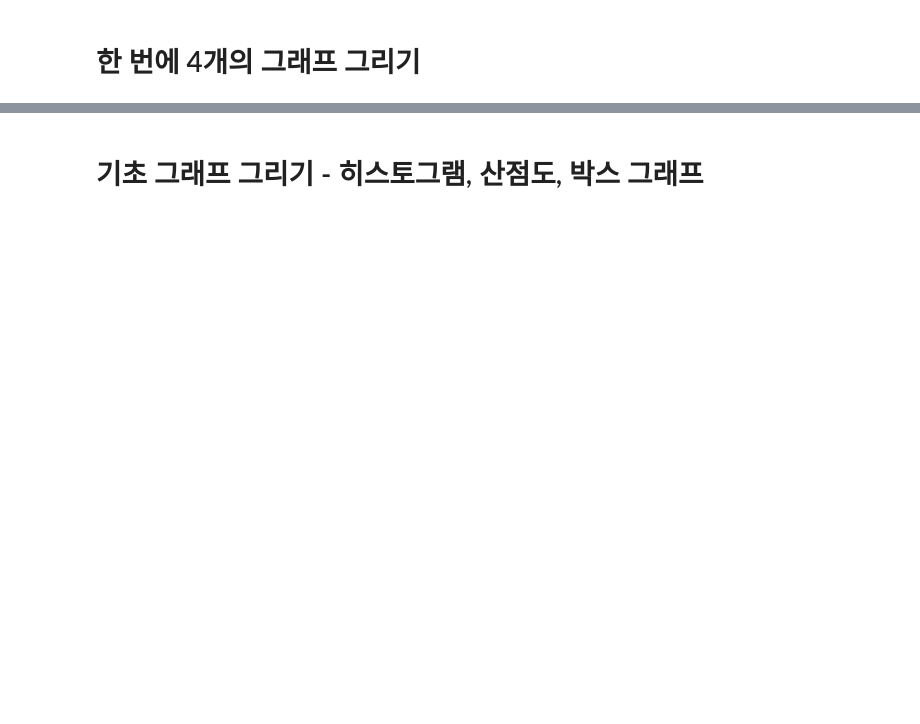
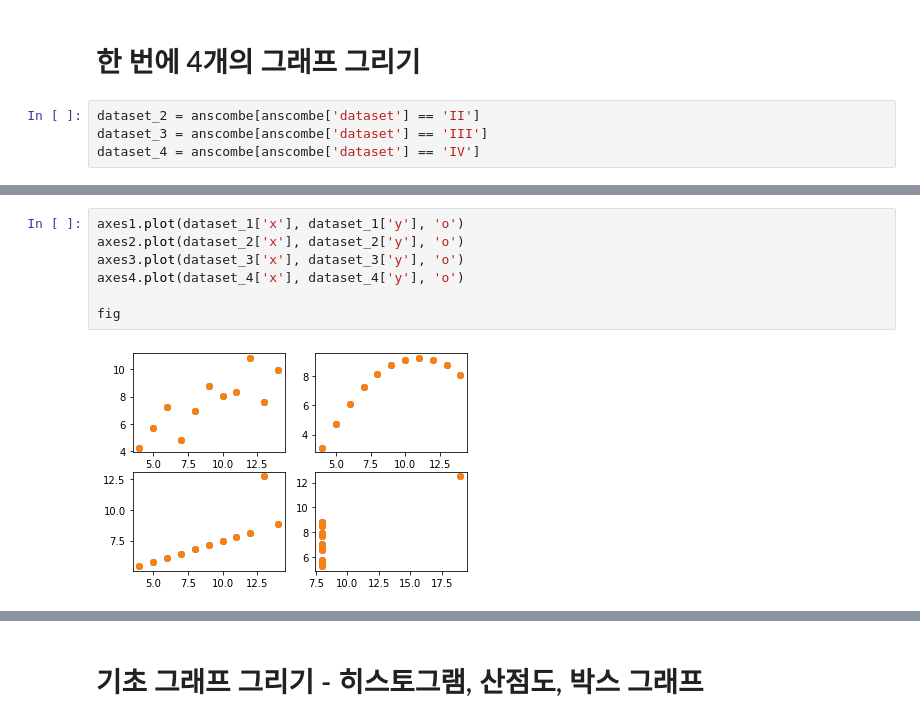
Before and after one commit to diligejy/PythonData, a Jupyter notebook: doit_pandas/notebook/04_practice.ipynb, the cells around one changed output, grey strips where cells are left out. Saved outputs shown, nothing was run; the diff lists cells and outputs as text; blank space fills up the shorter version.

```diff
--- a/doit_pandas/notebook/04_practice.ipynb
+++ b/doit_pandas/notebook/04_practice.ipynb
@@ -5,2 +47,6 @@
 # %% [markdown]
 # 한 번에 4개의 그래프 그리기
+# %%
+dataset_2 = anscombe[anscombe['dataset'] == 'II']
+dataset_3 = anscombe[anscombe['dataset'] == 'III']
+dataset_4 = anscombe[anscombe['dataset'] == 'IV']
@@ -6,0 +70,9 @@
+# %%
+axes1.plot(dataset_1['x'], dataset_1['y'], 'o')
+axes2.plot(dataset_2['x'], dataset_2['y'], 'o')
+axes3.plot(dataset_3['x'], dataset_3['y'], 'o')
+axes4.plot(dataset_4['x'], dataset_4['y'], 'o')
+
+fig
+# %% [output]
+[figure, added]
```
Also changed, not shown: parts of 15 cells of this notebook.
